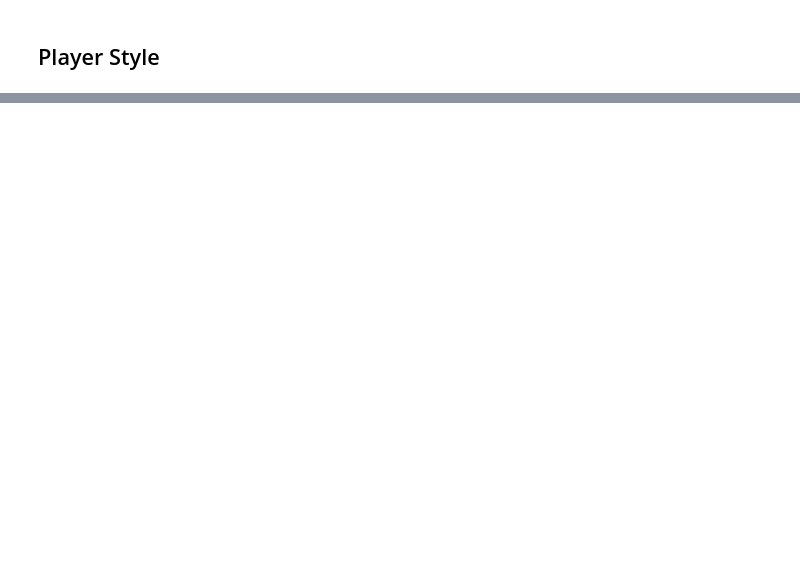
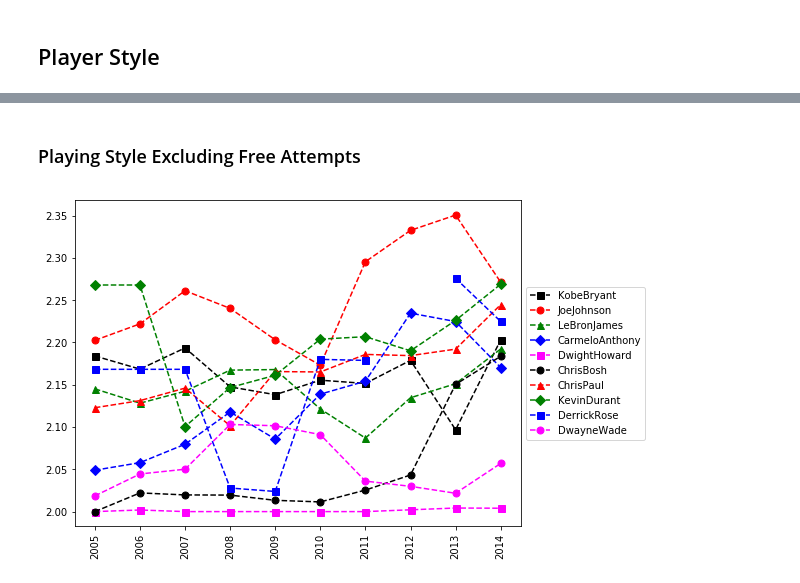
Before and after one commit to milmilkat/Basic-Python-Reference, a Jupyter notebook: Basketball Analyses.ipynb, the cells around one changed output, grey strips where cells are left out. Saved outputs shown, nothing was run; the diff lists cells and outputs as text; code cells hidden in the pictures; blank space fills up the shorter version.

```diff
--- a/Basketball Analyses.ipynb
+++ b/Basketball Analyses.ipynb
@@ -287,0 +379,6 @@ myplot(Points/FieldGoals)
+# %% [markdown]
+### Playing Style Excluding Free Attempts
+# %%
+myplot((Points-FreeThrows)/FieldGoals)
+# %% [output]
+[figure, added]
```
Also changed, not shown: parts of 15 cells of this notebook.
